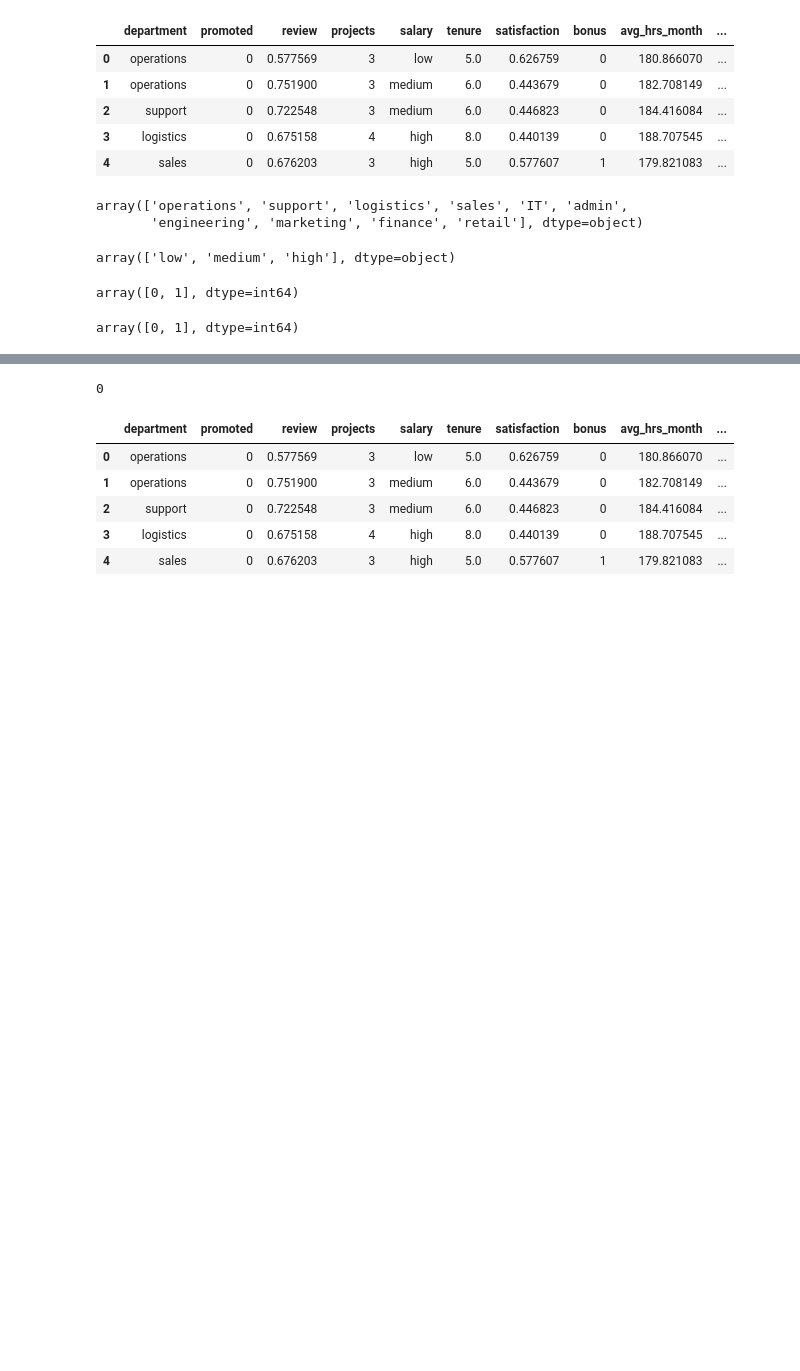
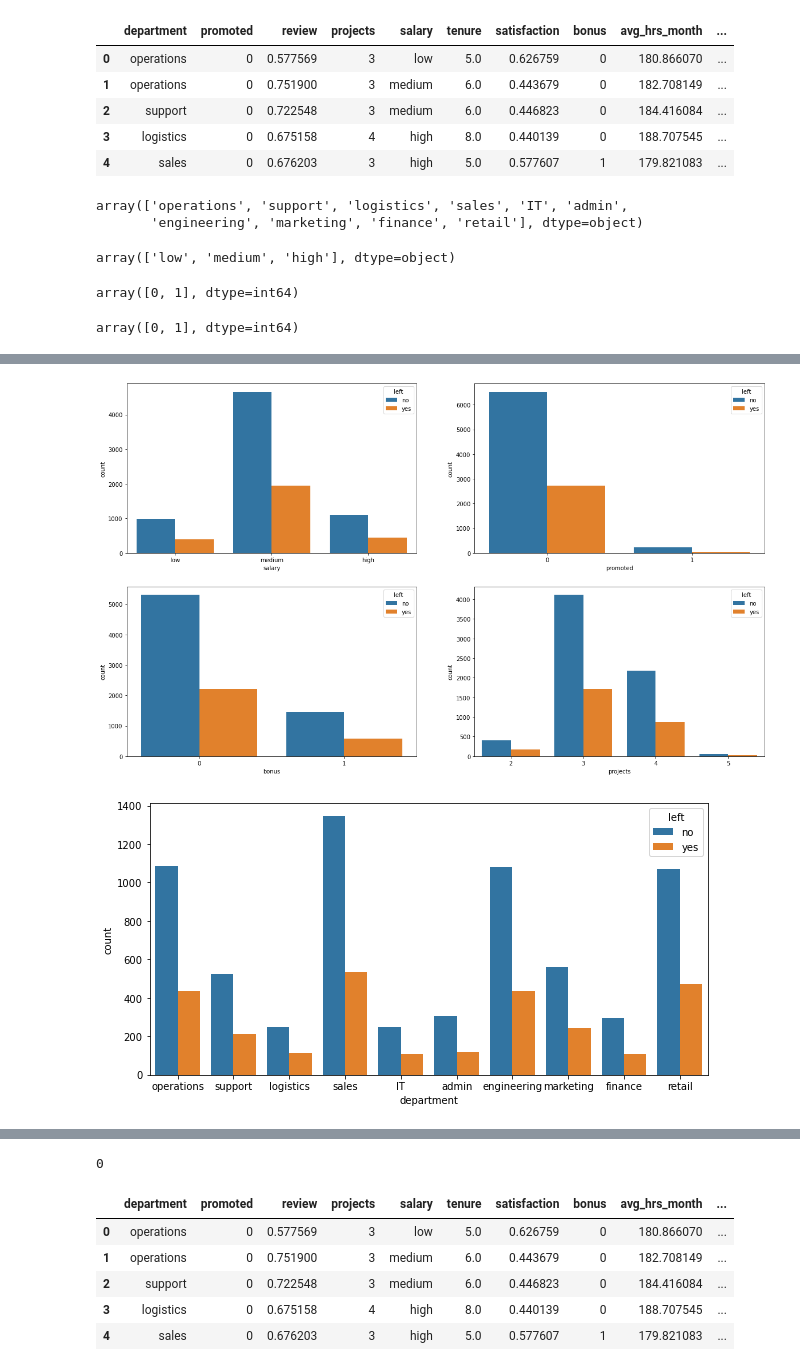
Before and after one commit to IMSUMEET/Employee_Turnover_Prediction, a Jupyter notebook: model/prediction.ipynb, the cells around one changed output, grey strips where cells are left out. Drawn from its saved outputs; the diff is of its cells as text; code cells hidden in the pictures; blank space fills up the shorter version.

```diff
--- a/model/prediction.ipynb
+++ b/model/prediction.ipynb
@@ -180,2 +202,26 @@ plt.show()
 [figure]
+# %%
+# visualizing how many employees in each category leave and stay
+plt.figure(figsize=(20,12))
+
+plt.subplot(2,2,1)
+sns.countplot(x=df['salary'], hue=df['left'])
+
+plt.subplot(2,2,2)
+sns.countplot(x=df['promoted'], hue=df['left'])
+
+plt.subplot(2,2,3)
+sns.countplot(x=df['bonus'], hue=df['left'])
+
+plt.subplot(2,2,4)
+sns.countplot(x=df['projects'], hue=df['left'])
+
+
+plt.figure(figsize=(10,5))
+sns.countplot(x=df['department'], hue=df['left'])
+
+plt.show()
+# %% [output]
+[figure, added]
+[figure, added]
 # %%
```
Also changed, not shown: parts of 70 cells of this notebook, 7 other files.
